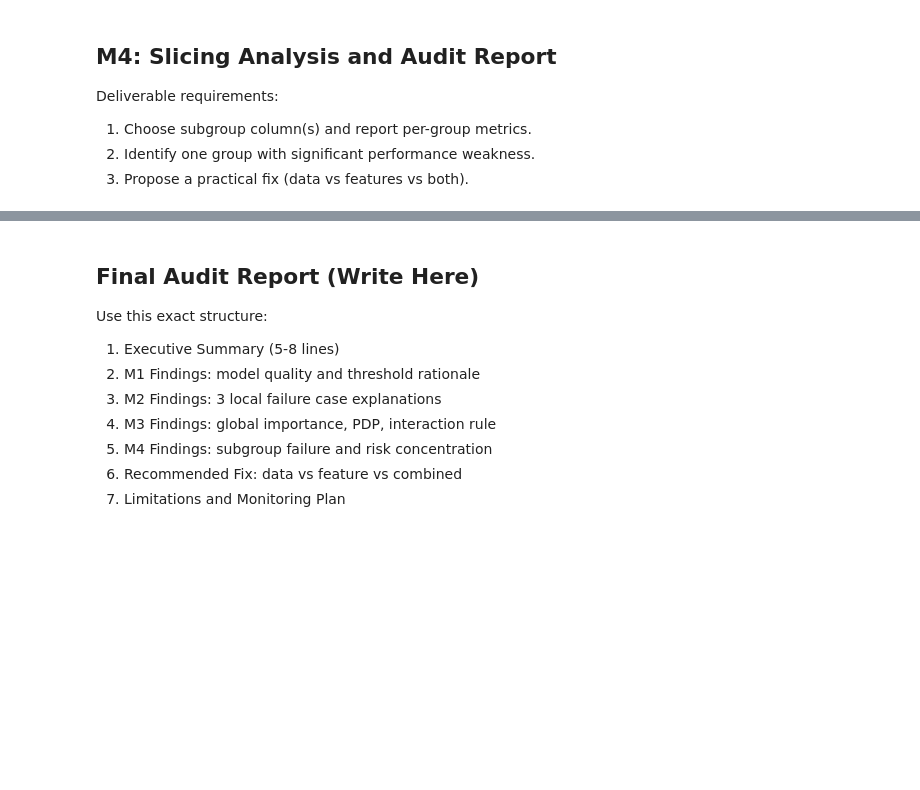
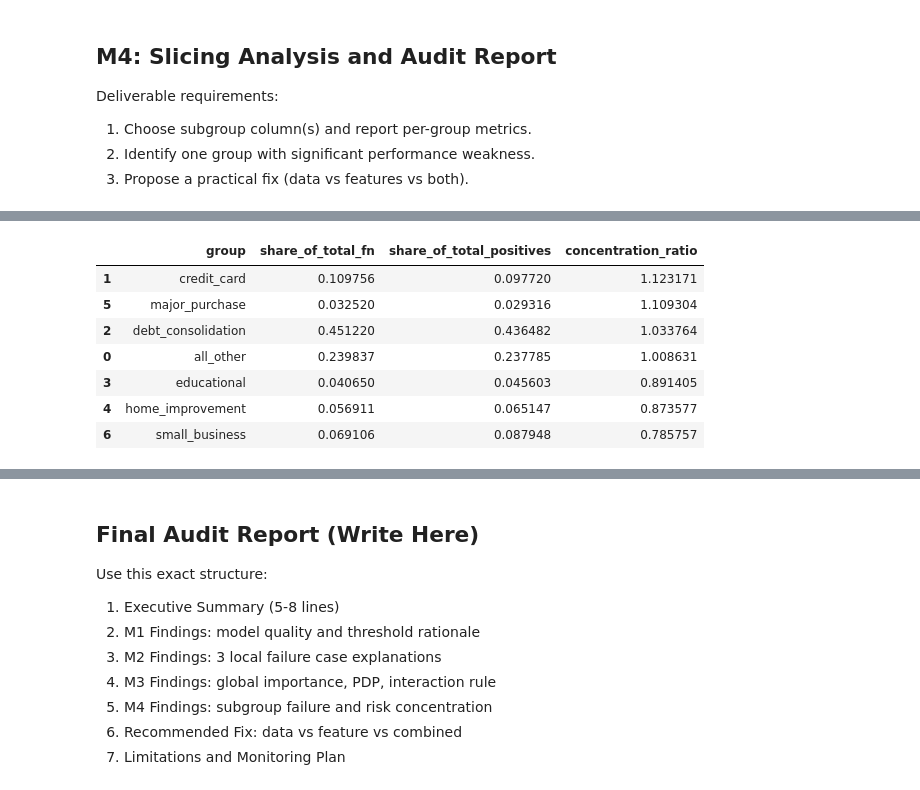
Before and after one commit to vaishnavi176801/Project2, a Jupyter notebook: IK_project_workbook.ipynb, the cells around one changed output, grey strips where cells are left out. Saved outputs shown, nothing was run; the diff lists cells and outputs as text; code cells hidden in the pictures; blank space fills up the shorter version.

```diff
--- a/IK_project_workbook.ipynb
+++ b/IK_project_workbook.ipynb
@@ -783,0 +842,31 @@ display(slice_report.head(20))
+# %%
+# Risk concentration: does a group account for a larger share of missed defaults
+# than its share of actual risky borrowers? concentration_ratio > 1 means errors
+# are concentrated in that group relative to its underlying risk exposure.
+total_fn = ((tmp['y_true'] == 1) & (tmp['y_pred'] == 0)).sum()
+total_pos = (tmp['y_true'] == 1).sum()
+
+concentration_rows = []
+for g, part in tmp.groupby('group'):
+    grp_fn = ((part['y_true'] == 1) & (part['y_pred'] == 0)).sum()
+    grp_pos = (part['y_true'] == 1).sum()
+    concentration_rows.append({
+        'group': g,
+        'share_of_total_fn': grp_fn / total_fn if total_fn else np.nan,
+        'share_of_total_positives': grp_pos / total_pos if total_pos else np.nan,
+    })
+
+concentration_df = pd.DataFrame(concentration_rows)
+concentration_df['concentration_ratio'] = (
+    concentration_df['share_of_total_fn'] / concentration_df['share_of_total_positives']
+)
+display(concentration_df.sort_values('concentration_ratio', ascending=False, na_position='last'))
+# %% [output]
+|  | group | share_of_total_fn | share_of_total_positives | concentration_ratio |
+| 1 | credit_card | 0.109756 | 0.097720 | 1.123171 |
+| 5 | major_purchase | 0.032520 | 0.029316 | 1.109304 |
+| 2 | debt_consolidation | 0.451220 | 0.436482 | 1.033764 |
+| 0 | all_other | 0.239837 | 0.237785 | 1.008631 |
+| 3 | educational | 0.040650 | 0.045603 | 0.891405 |
+| 4 | home_improvement | 0.056911 | 0.065147 | 0.873577 |
+| 6 | small_business | 0.069106 | 0.087948 | 0.785757 |
```
Also changed, not shown: parts of 14 cells of this notebook.
